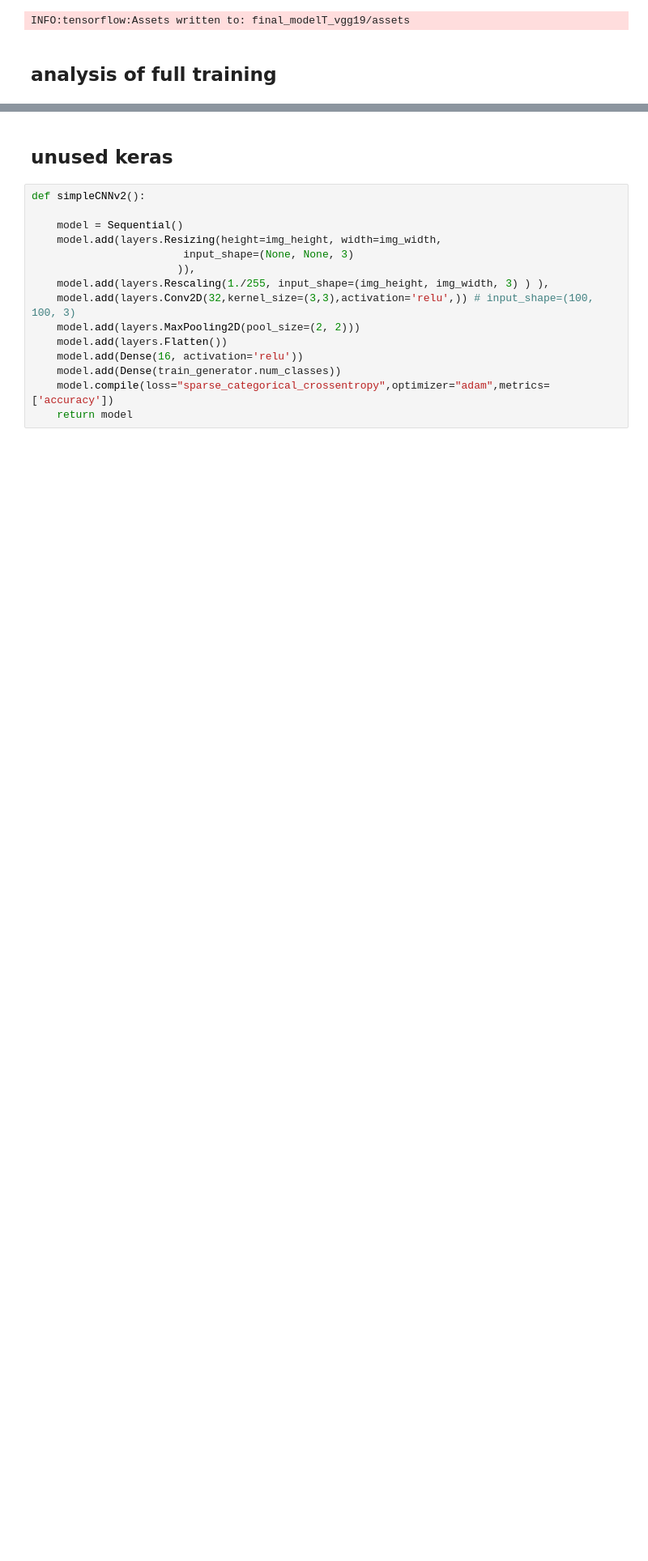
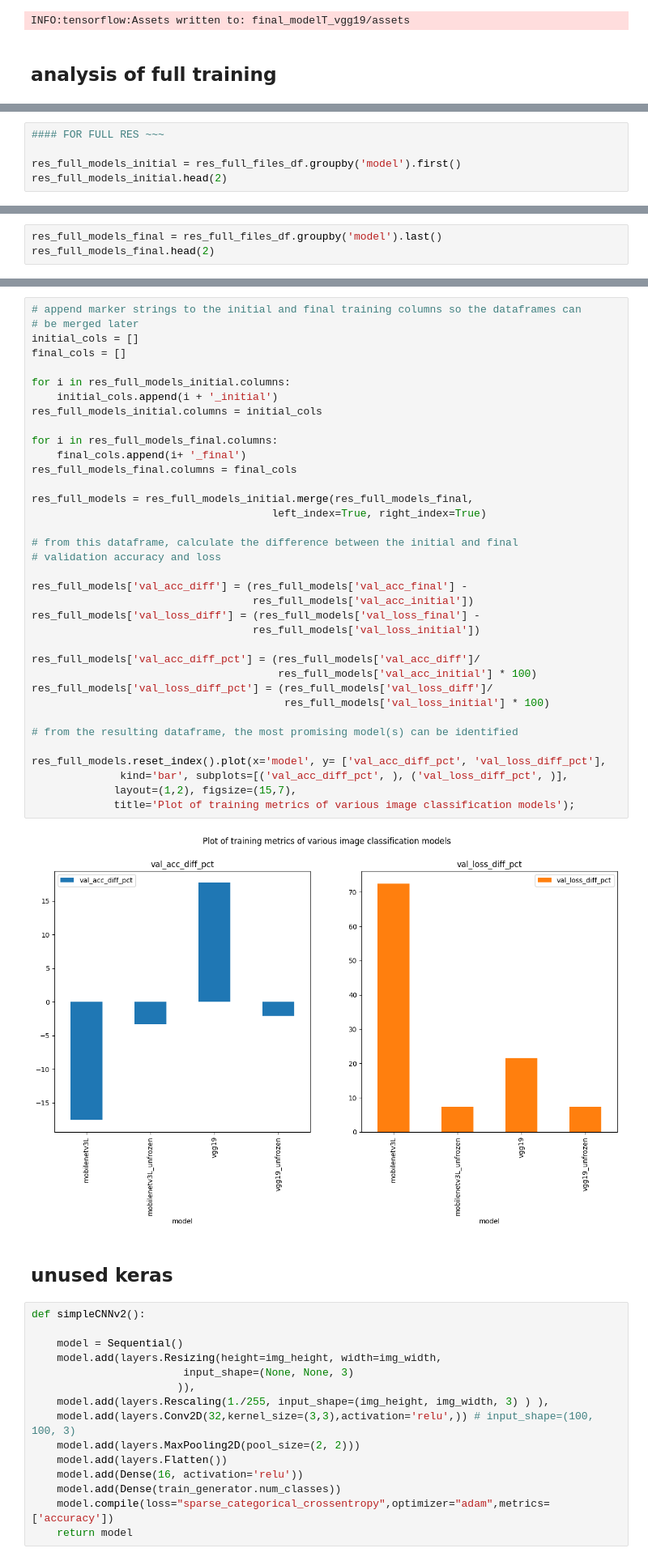
Before and after one commit to mnoor-ds/Sem2_CA1_Data, a Jupyter notebook: notebook/00_preprocess.ipynb, the cells around one changed output, grey strips where cells are left out. Shown at 81% size. Saved outputs shown, nothing was run; the diff lists cells and outputs as text; blank space fills up the shorter version.

Commit message:
exported result files

```diff
--- a/notebook/00_preprocess.ipynb
+++ b/notebook/00_preprocess.ipynb
@@ -1403,0 +1411,5 @@ res_full_files_df = pd.concat(res_full_files_df)
+# %%
+#### FOR FULL RES ~~~
+
+res_full_models_initial = res_full_files_df.groupby('model').first()
+res_full_models_initial.head(2)
@@ -1403,0 +1421,3 @@ res_full_files_df = pd.concat(res_full_files_df)
+# %%
+res_full_models_final = res_full_files_df.groupby('model').last()
+res_full_models_final.head(2)
@@ -1404,3 +1429,41 @@ res_full_files_df = pd.concat(res_full_files_df)
+# %%
+# append marker strings to the initial and final training columns so the dataframes can
+# be merged later
+initial_cols = []
+final_cols = []
+
+for i in res_full_models_initial.columns:
+    initial_cols.append(i + '_initial')
+res_full_models_initial.columns = initial_cols
+
+for i in res_full_models_final.columns:
+    final_cols.append(i+ '_final')
+res_full_models_final.columns = final_cols
+
+res_full_models = res_full_models_initial.merge(res_full_models_final,
+                                      left_index=True, right_index=True)
+
+# from this dataframe, calculate the difference between the initial and final
+# validation accuracy and loss
+
+res_full_models['val_acc_diff'] = (res_full_models['val_acc_final'] -
+                                   res_full_models['val_acc_initial'])
+res_full_models['val_loss_diff'] = (res_full_models['val_loss_final'] -
+                                   res_full_models['val_loss_initial'])
+
+res_full_models['val_acc_diff_pct'] = (res_full_models['val_acc_diff']/
+                                       res_full_models['val_acc_initial'] * 100)
+res_full_models['val_loss_diff_pct'] = (res_full_models['val_loss_diff']/
+                                        res_full_models['val_loss_initial'] * 100)
+
+# from the resulting dataframe, the most promising model(s) can be identified
+
+res_full_models.reset_index().plot(x='model', y= ['val_acc_diff_pct', 'val_loss_diff_pct'],
+              kind='bar', subplots=[('val_acc_diff_pct', ), ('val_loss_diff_pct', )],
+             layout=(1,2), figsize=(15,7),
+             title='Plot of training metrics of various image classification models');
+# %% [output]
+[figure, added]
 # %% [markdown]
 ## unused keras
 # %%
```
Also changed, not shown: parts of 6 cells of this notebook, 2 other files.
